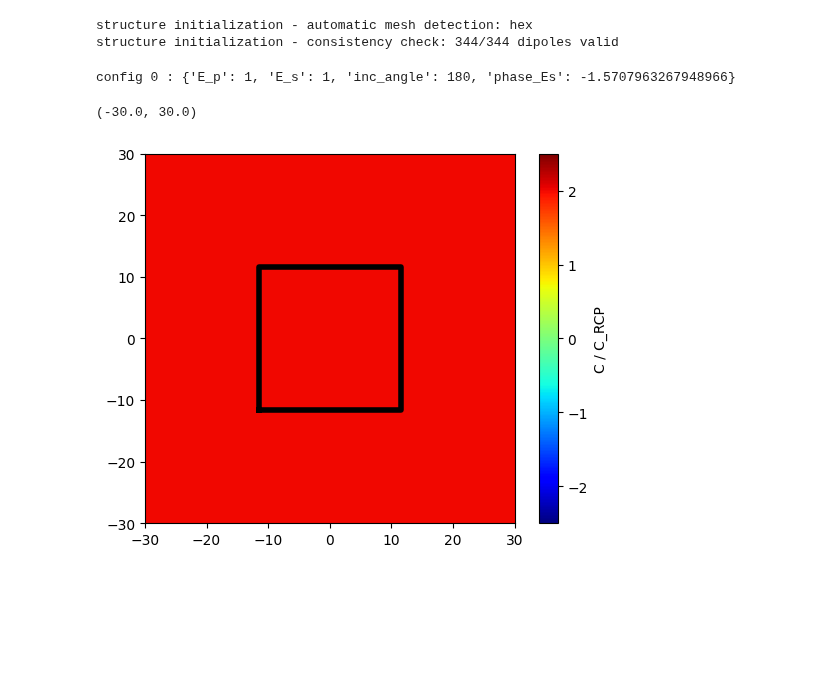
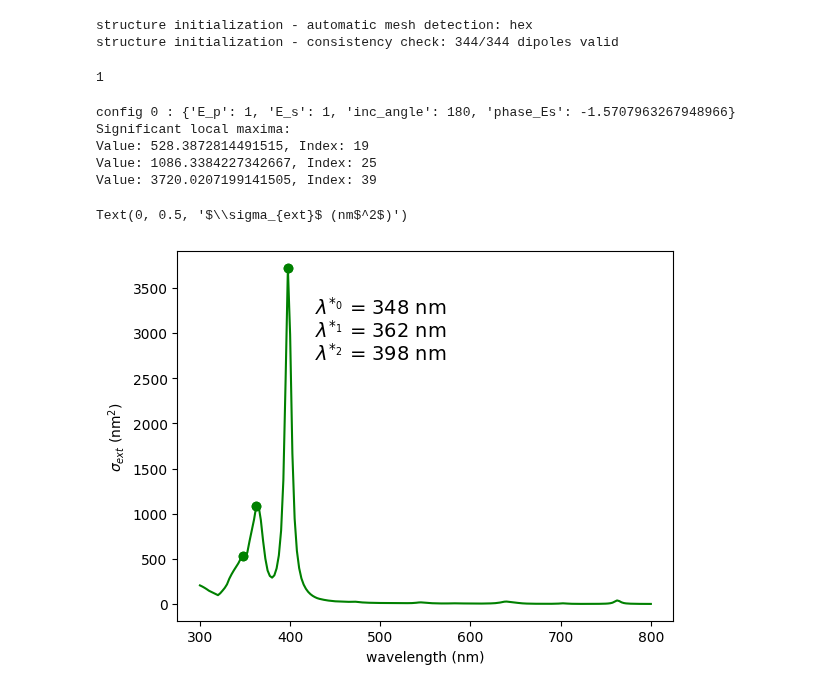
Before and after one commit to JonesRobM/CMNPs, a Jupyter notebook: 17_03_2025-CPL_GDM.ipynb, the cells around one changed output. Saved outputs shown, nothing was run; the diff lists cells and outputs as text; code cells hidden in the pictures; blank space fills up the shorter version.

Commit message:
New plotting tool

```diff
--- a/17_03_2025-CPL_GDM.ipynb
+++ b/17_03_2025-CPL_GDM.ipynb
@@ -29,24 +30,18 @@ structure initialization - consistency check: 344/344 dipoles valid
 # %%
 field_generator = fields.plane_wave
 wavelengths = np.linspace(300, 800, 201)
-kwargs = dict(inc_angle=180, E_s=1, E_p=1, phase_Es=[-np.pi/2])
-efield = fields.efield(field_generator, wavelengths=wavelengths, kwargs=kwargs)
 
-dyads = propagators.DyadsQuasistatic123(n1=1)
-sim = core.simulation(Struct, efield, dyads)
-sim.scatter()
+kwargs_L = dict(inc_angle=180, E_s=1, E_p=1, phase_Es=[-np.pi/2])
+efield_L = fields.efield(field_generator, wavelengths=wavelengths, kwargs=kwargs_L)
+dyads = propagators.DyadsQuasistatic123(n1=1) #Vacuum
+sim_L = core.simulation(Struct, efield_L, dyads)
+sim_L.scatter(verbose=False)
+
+
+kwargs_R = dict(inc_angle=180, E_s=1, E_p=1, phase_Es=[ np.pi/2])
+efield_R = fields.efield(field_generator, wavelengths=wavelengths, kwargs=kwargs_R)
+dyads = propagators.DyadsQuasistatic123(n1=1) #Vacuum
+sim_R = core.simulation(Struct, efield_R, dyads)
+sim_R.scatter(verbose=False)
+# %% [output]
+1
-# %%
-field_kwargs = tools.get_possible_field_params_spectra(sim)
-for i, conf in enumerate(field_kwargs):
-    print("config", i, ":", conf)
-search_dict = dict(wavelength=400)
-idx = tools.get_closest_field_index(sim, search_dict)
-a_ext, a_scat, a_abs = linear.extinct(sim, 0,idx)
-print("cross sections:")
-print("    extinction = {:.2f} nm^2".format(float(a_ext)))
-print("    scattering = {:.2f} nm^2".format(float(a_scat)))
-print("    absorption = {:.2f} nm^2".format(float(a_abs)))
-wl, spec = tools.calculate_spectrum(sim, 0, linear.extinct)
-ex,sc,ab = spec.T
-# %% [output]
-config 0 : {'E_p': 1, 'E_s': 1, 'inc_angle': 180, 'phase_Es': -1.5707963267948966}
@@ -64,11 +48,32 @@ C_R = linear.optical_chirality(sim, idx, r_probe, which_field='0')
-# %%
-im = visu.scalarfield(C_R, cmap='jet', show=0, interpolation='nearest')
-
-plt.colorbar(im, label='C / C_RCP')
-im.set_clim(-2.5, 2.5)
-visu.structure_contour(sim, color='k', show=0, lw = 4)
-plt.xlim(-30, 30)
-plt.ylim(-30, 30)
-# %% [output]
-(-30.0, 30.0)
-[figure, removed]
+# %%
+field_kwargs_L = tools.get_possible_field_params_spectra(sim_L)
+for i, conf in enumerate(field_kwargs_L):
+    print("config", i, ":", conf)
+wl, spectrum_L = tools.calculate_spectrum(sim_L,field_kwargs_L[0] , linear.extinct)
+
+spectrum_L = spectrum_L.T
+
+# Find peaks in the spectrum
+
+peaks, _ = find_peaks(spectrum_L[0], height=0.05*np.amax(spectrum_L[0]))
+# Print the significant local maxima
+print("Significant local maxima:")
+for peak in peaks:
+    print(f"Value: {spectrum_L[0][peak]}, Index: {peak}")
+
+plt.plot(wl, spectrum_L[0], 'g-', label='ext.')
+plt.plot(wl[peaks], spectrum_L[0][peaks], "o", color = 'g')
+for i,peak in enumerate(peaks):
+    plt.text(500, 0.85*np.amax(spectrum_L[0])-250*i, "$\lambda^{*_{%s}}$ = " f'{wl[peak]:.0f} nm' %(i), ha='center', va='bottom', fontsize = 14)
+
+plt.plot(wl[peaks], spectrum_L[0][peaks], "o", color='g', label='peaks')
+plt.xlabel("wavelength (nm)")
+plt.ylabel("$\sigma_{ext}$ (nm$^2$)")
+# %% [output]
+config 0 : {'E_p': 1, 'E_s': 1, 'inc_angle': 180, 'phase_Es': -1.5707963267948966}
+Significant local maxima:
+Value: 528.3872814491515, Index: 19
+Value: 1086.3384227342667, Index: 25
+Value: 3720.0207199141505, Index: 39
+Text(0, 0.5, '$\\sigma_{ext}$ (nm$^2$)')
+[figure, added]
```
Also changed, not shown: parts of 4 cells of this notebook.
